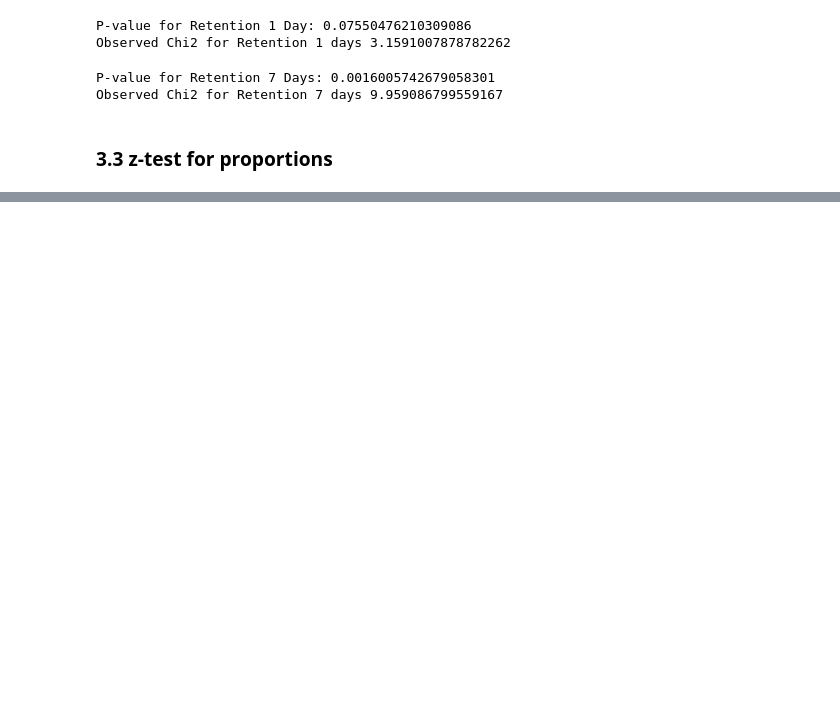
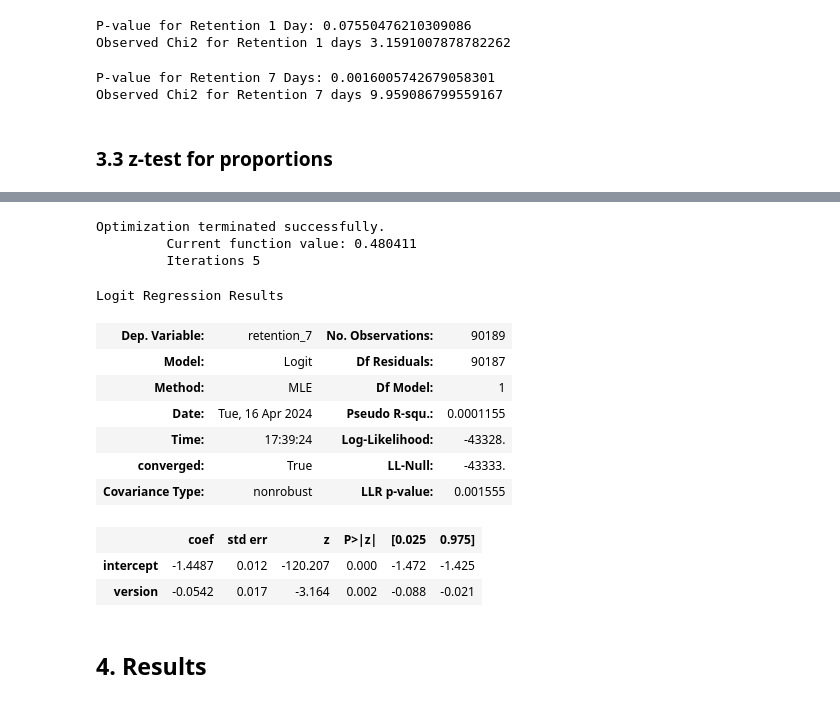
Before and after one commit to Lughaidh-w/AB-Testing-Cookie-Cats, a Jupyter notebook: notebooks/ab-testing-cookie-cats.ipynb, the cells around one changed output, grey strips where cells are left out. Cells and saved outputs as stored; diff of their text form; code cells hidden in the pictures; blank space fills up the shorter version.

Commit message:
proportions test and logistic regression

```diff
--- a/notebooks/ab-testing-cookie-cats.ipynb
+++ b/notebooks/ab-testing-cookie-cats.ipynb
@@ -348,0 +406,22 @@ array([44700, 45489])
+# %%
+logit = sm.Logit(df_["retention_7"], df_[["intercept", "version"]])
+result = logit.fit()
+print()
+result.summary()
+# %% [output]
+Optimization terminated successfully.
+         Current function value: 0.480411
+         Iterations 5
+Logit Regression Results
+| Dep. Variable: | retention_7 | No. Observations: | 90189 |
+| Model: | Logit | Df Residuals: | 90187 |
+| Method: | MLE | Df Model: | 1 |
+| Date: | Tue, 16 Apr 2024 | Pseudo R-squ.: | 0.0001155 |
+| Time: | 17:39:24 | Log-Likelihood: | -43328. |
+| converged: | True | LL-Null: | -43333. |
+| Covariance Type: | nonrobust | LLR p-value: | 0.001555 |
+|  | coef | std err | z | P>|z| | [0.025 | 0.975] |
+| intercept | -1.4487 | 0.012 | -120.207 | 0.000 | -1.472 | -1.425 |
+| version | -0.0542 | 0.017 | -3.164 | 0.002 | -0.088 | -0.021 |
+# %% [markdown]
+## 4. Results
```
Also changed, not shown: parts of 21 cells of this notebook, 1 other file.
